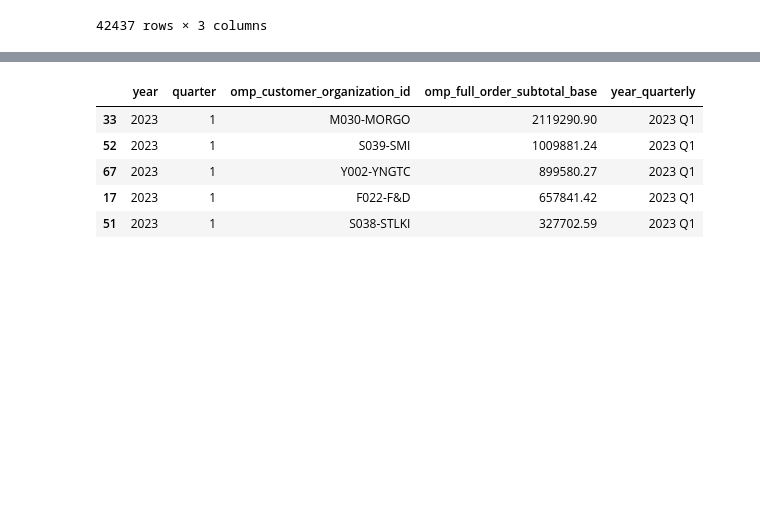
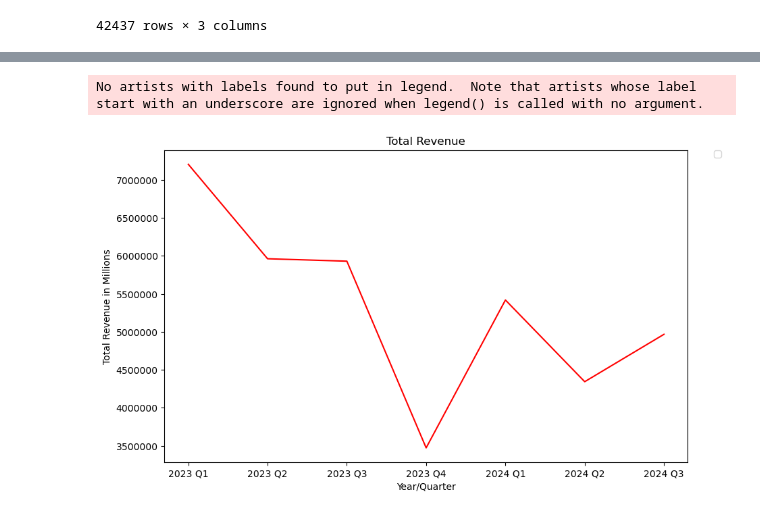
Before and after one commit to NSS-Full-Time-Data-Analytics-14/metal-fabrication-snickers, a Jupyter notebook: notebooks/metal_fabrication_lg.ipynb, the cells around one changed output, grey strips where cells are left out. Saved outputs shown, nothing was run; the diff lists cells and outputs as text; code cells hidden in the pictures; blank space fills up the shorter version.

```diff
--- a/notebooks/metal_fabrication_lg.ipynb
+++ b/notebooks/metal_fabrication_lg.ipynb
@@ -409,4 +403,6 @@ q3_rev_2024=q_revenue.loc[(q_revenue['quarter']==3)&(q_revenue['year']==2024)].s
 # %%
 q3_rev_2024['year'] = '2024'
+# %%
+q3_rev_2024_everyone['year'] = '2024'
 # %%
 q4_rev_2024=q_revenue.loc[(q_revenue['quarter']==4)&(q_revenue['year']==2024)].sort_values(by='omp_full_order_subtotal_base', ascending=False).head(10)
@@ -579,4 +645,6 @@ hours = pd.concat([q1_hours_2023,q2_hours_2023,q3_hours_2023,q4_hours_2023,q1_ho
 # %%
 revenue = pd.concat([q1_rev_2023,q2_rev_2023,q3_rev_2023,q4_rev_2023,q1_rev_2024,q2_rev_2024,q3_rev_2024,q4_rev_2024])
+# %%
+revenue2 = pd.concat([q1_rev_2023_everyone,q2_rev_2023_everyone,q3_rev_2023_everyone,q4_rev_2023_everyone,q1_rev_2024_everyone,q2_rev_2024_everyone,q3_rev_2024_everyone])
 # %%
 jobs = pd.concat([q1_jobs_2023,q2_jobs_2023,q3_jobs_2023,q4_jobs_2023,q1_jobs_2024,q2_jobs_2024,q3_jobs_2024,q4_jobs_2024])
@@ -593,0 +659,2 @@ jobs['year_quarterly']= jobs['year'] +' ' +'Q'+  jobs['quarter'].astype('int').a
+# %%
+revenue2['year_quarterly']= revenue2['year'] +' ' +'Q'+  revenue2['quarter'].astype('int').astype('str')
@@ -593,0 +667,2 @@ jobs['year_quarterly']= jobs['year'] +' ' +'Q'+  jobs['quarter'].astype('int').a
+# %%
+revenue2=revenue2.groupby('year_quarterly')['omp_full_order_subtotal_base'].sum().to_frame().reset_index()
@@ -627,9 +738,13 @@ Text(0.5, 0, 'Year/Quarter')
 # %%
-revenue.head(5)
+plt.figure(figsize=(10,6))
+
+sns.lineplot(data= revenue2, x = 'year_quarterly', y='omp_full_order_subtotal_base', color='red')
+plt.legend(bbox_to_anchor=(1.05, 1), loc='upper left', borderaxespad=0);
+plt.title('Total Revenue')
+plt.ylabel('Total Revenue in Millions')
+plt.xlabel('Year/Quarter')
+plt.ticklabel_format(style='plain', axis='y')
+plt.savefig("revenue2.png",bbox_inches='tight', transparent=True)
 # %% [output]
-|  | year | quarter | omp_customer_organization_id | omp_full_order_subtotal_base | year_quarterly |
-| 33 | 2023 | 1 | M030-MORGO | 2119290.90 | 2023 Q1 |
-| 52 | 2023 | 1 | S039-SMI | 1009881.24 | 2023 Q1 |
-| 67 | 2023 | 1 | Y002-YNGTC | 899580.27 | 2023 Q1 |
-| 17 | 2023 | 1 | F022-F&D | 657841.42 | 2023 Q1 |
-| 51 | 2023 | 1 | S038-STLKI | 327702.59 | 2023 Q1 |
+No artists with labels found to put in legend.  Note that artists whose label start with an underscore are ignored when legend() is called with no argument.
+[figure, added]
```
Also changed, not shown: parts of 70 cells of this notebook, 11 other files.
